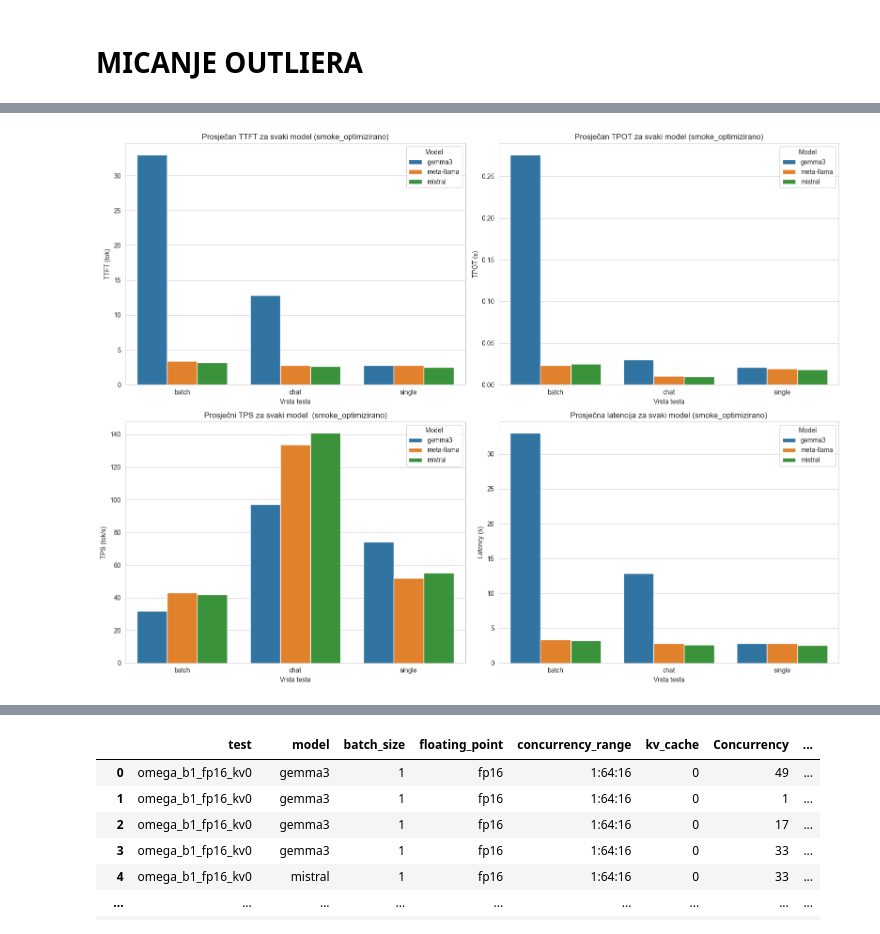
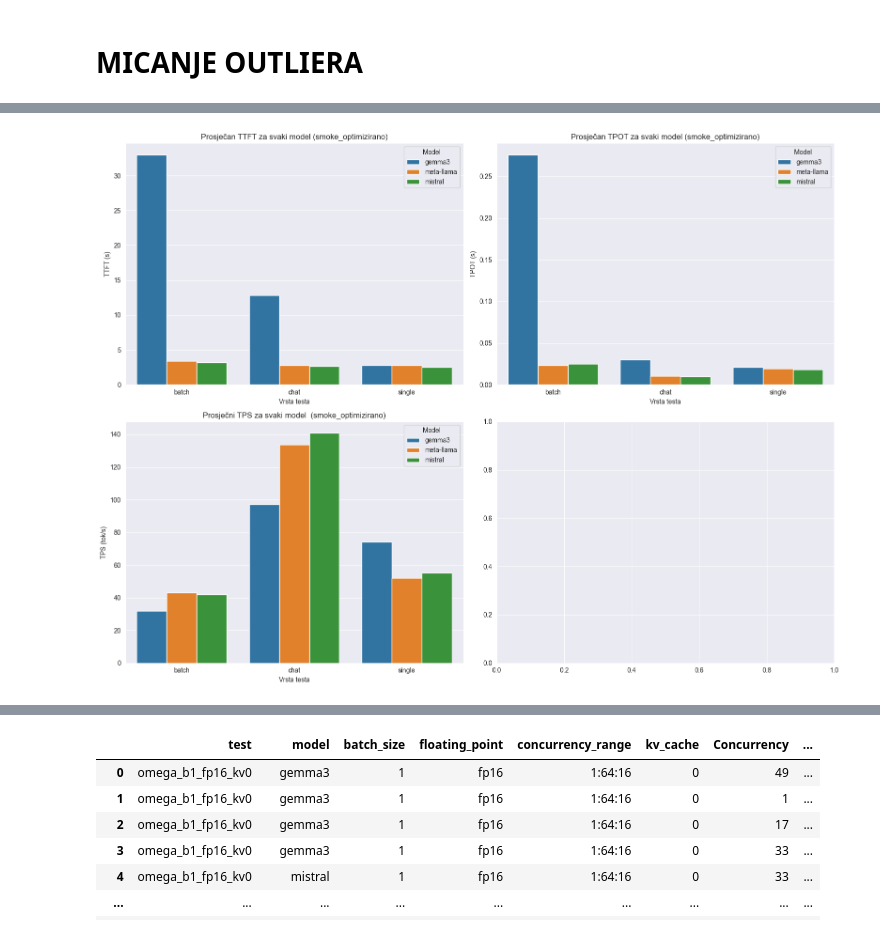
Before and after one commit to vanjaluk8/eksperiment_LLM, a Jupyter notebook: metrike/2707/analiza_test_neoptimizirano2.ipynb, the cells around one changed output, grey strips where cells are left out. Drawn from its saved outputs; the diff is of its cells as text; code cells hidden in the pictures.

```diff
--- a/metrike/2707/analiza_test_neoptimizirano2.ipynb
+++ b/metrike/2707/analiza_test_neoptimizirano2.ipynb
@@ -61,6 +61,7 @@ df = pd.concat([smoke_df_losi, smoke_df_ok, locust_df_losi, locust_df_ok], ignor
 df_triton = pd.concat([triton_df_losi, triton_df_ok], ignore_index=True)
 
 
-df.head(1)
+df['tokens_per_sec'] = pd.to_numeric(df['tokens_per_sec'], errors='coerce')
+df.dtypes
 #df.groupby(['model', 'test_type', 'test_name']).size()
 # %% [output]
@@ -194,47 +209,43 @@ stress_summary = summary[summary['test_type'] == 'single']
 # %%
-
-#remove gemma3 from the summary
-#
-
+# Filtriraj po jednom testu
 single_type = 'smoke_optimizirano'
 filtered = summary[summary['test_type'] == single_type]
-# remove summarizer test
+# makni sumarizer ako treba
 filtered = filtered[~filtered['test_name'].str.contains('summarizer')]
-
-
 
 
 fig, axes = plt.subplots(2, 2, figsize=(16, 12))
 
 sns.barplot(data=filtered, x='test_name', y='ttft', hue='model', ax=axes[0, 0])
 axes[0, 0].set_title(f'Prosječan TTFT za svaki model ({single_type})')
 
-axes[0, 0].set_ylabel('TTFT (tok)')
+axes[0, 0].set_ylabel('TTFT (s)')
 axes[0, 0].set_xlabel('Vrsta testa')
 axes[0, 0].legend(title='Model')
 
 sns.barplot(data=filtered, x='test_name', y='tpot', hue='model', ax=axes[0, 1])
 axes[0, 1].set_title(f'Prosječan TPOT za svaki model ({single_type})')
 axes[0, 1].set_ylabel('TPOT (s)')
 axes[0, 1].set_xlabel('Vrsta testa')
 axes[0, 1].legend(title='Model')
 
 sns.barplot(data=filtered, x='test_name', y='tokens_per_sec', hue='model', ax=axes[1, 0])
 axes[1, 0].set_title(f'Prosječni TPS za svaki model  ({single_type})')
 axes[1, 0].set_ylabel('TPS (tok/s)')
 axes[1, 0].set_xlabel('Vrsta testa')
 axes[1, 0].legend(title='Model')
 
-sns.barplot(data=filtered, x='test_name', y='latency', hue='model', ax=axes[1, 1])
-axes[1, 1].set_title(f'Prosječna latencija za svaki model ({single_type})')
-axes[1, 1].set_ylabel('Latency (s)')
-axes[1, 1].set_xlabel('Vrsta testa')
-axes[1, 1].legend(title='Model')
+# ovo ne treba jer je ista kao i TTFT
+# sns.barplot(data=filtered, x='test_name', y='latency', hue='model', ax=axes[1, 1])
+# axes[1, 1].set_title(f'Prosječna latencija za svaki model ({single_type})')
+# axes[1, 1].set_ylabel('Latency (s)')
+# axes[1, 1].set_xlabel('Vrsta testa')
+# axes[1, 1].legend(title='Model')
 
 plt.tight_layout()
 plt.show()
 # %% [output]
-[figure, old version]
+[figure, new version]
 # %%
 import numpy as np
 
```
Also changed, not shown: parts of 10 cells of this notebook.
